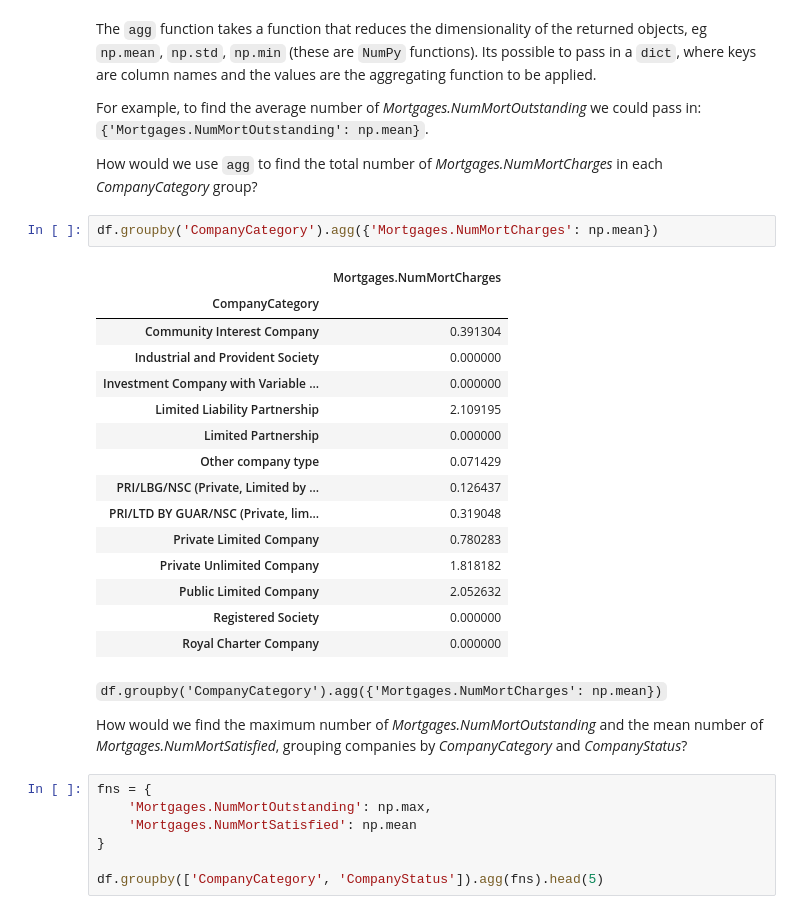
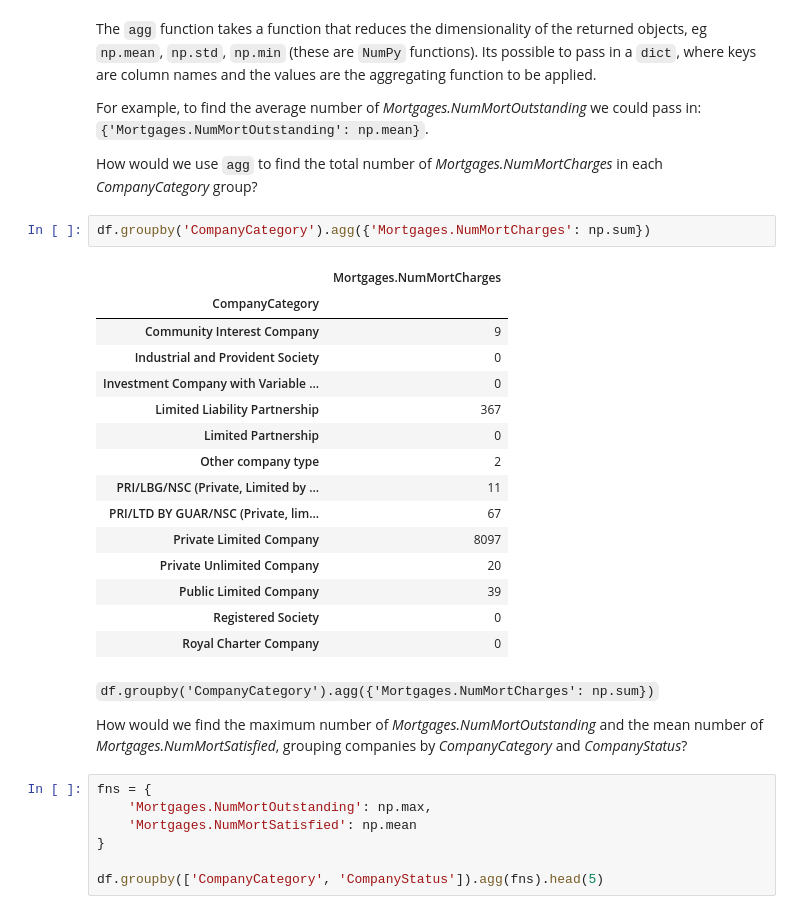
Before and after one commit to JasnaJejcic/training, a Jupyter notebook: s2ds_python/tutorial_part_2.ipynb, the cells around one changed output. Drawn from its saved outputs; the diff is of its cells as text.

````diff
--- a/s2ds_python/tutorial_part_2.ipynb
+++ b/s2ds_python/tutorial_part_2.ipynb
@@ -892,25 +884,25 @@ For example, to find the average number of _Mortgages.NumMortOutstanding_ we cou
 
 How would we use ```agg``` to find the total number of _Mortgages.NumMortCharges_ in each _CompanyCategory_ group?
 # %%
-df.groupby('CompanyCategory').agg({'Mortgages.NumMortCharges': np.mean})
+df.groupby('CompanyCategory').agg({'Mortgages.NumMortCharges': np.sum})
 # %% [output]
 |  | Mortgages.NumMortCharges |
 | CompanyCategory |  |
-| Community Interest Company | 0.391304 |
-| Industrial and Provident Society | 0.000000 |
-| Investment Company with Variable ... | 0.000000 |
-| Limited Liability Partnership | 2.109195 |
-| Limited Partnership | 0.000000 |
-| Other company type | 0.071429 |
-| PRI/LBG/NSC (Private, Limited by ... | 0.126437 |
-| PRI/LTD BY GUAR/NSC (Private, lim... | 0.319048 |
-| Private Limited Company | 0.780283 |
-| Private Unlimited Company | 1.818182 |
-| Public Limited Company | 2.052632 |
-| Registered Society | 0.000000 |
-| Royal Charter Company | 0.000000 |
+| Community Interest Company | 9 |
+| Industrial and Provident Society | 0 |
+| Investment Company with Variable ... | 0 |
+| Limited Liability Partnership | 367 |
+| Limited Partnership | 0 |
+| Other company type | 2 |
+| PRI/LBG/NSC (Private, Limited by ... | 11 |
+| PRI/LTD BY GUAR/NSC (Private, lim... | 67 |
+| Private Limited Company | 8097 |
+| Private Unlimited Company | 20 |
+| Public Limited Company | 39 |
+| Registered Society | 0 |
+| Royal Charter Company | 0 |
 # %% [markdown]
-```df.groupby('CompanyCategory').agg({'Mortgages.NumMortCharges': np.mean})```
+```df.groupby('CompanyCategory').agg({'Mortgages.NumMortCharges': np.sum})```
 
 How would we find the maximum number of _Mortgages.NumMortOutstanding_ and the mean number of _Mortgages.NumMortSatisfied_, grouping companies by _CompanyCategory_ and _CompanyStatus_?
 # %%
````
Also changed, not shown: parts of 33 cells of this notebook.
